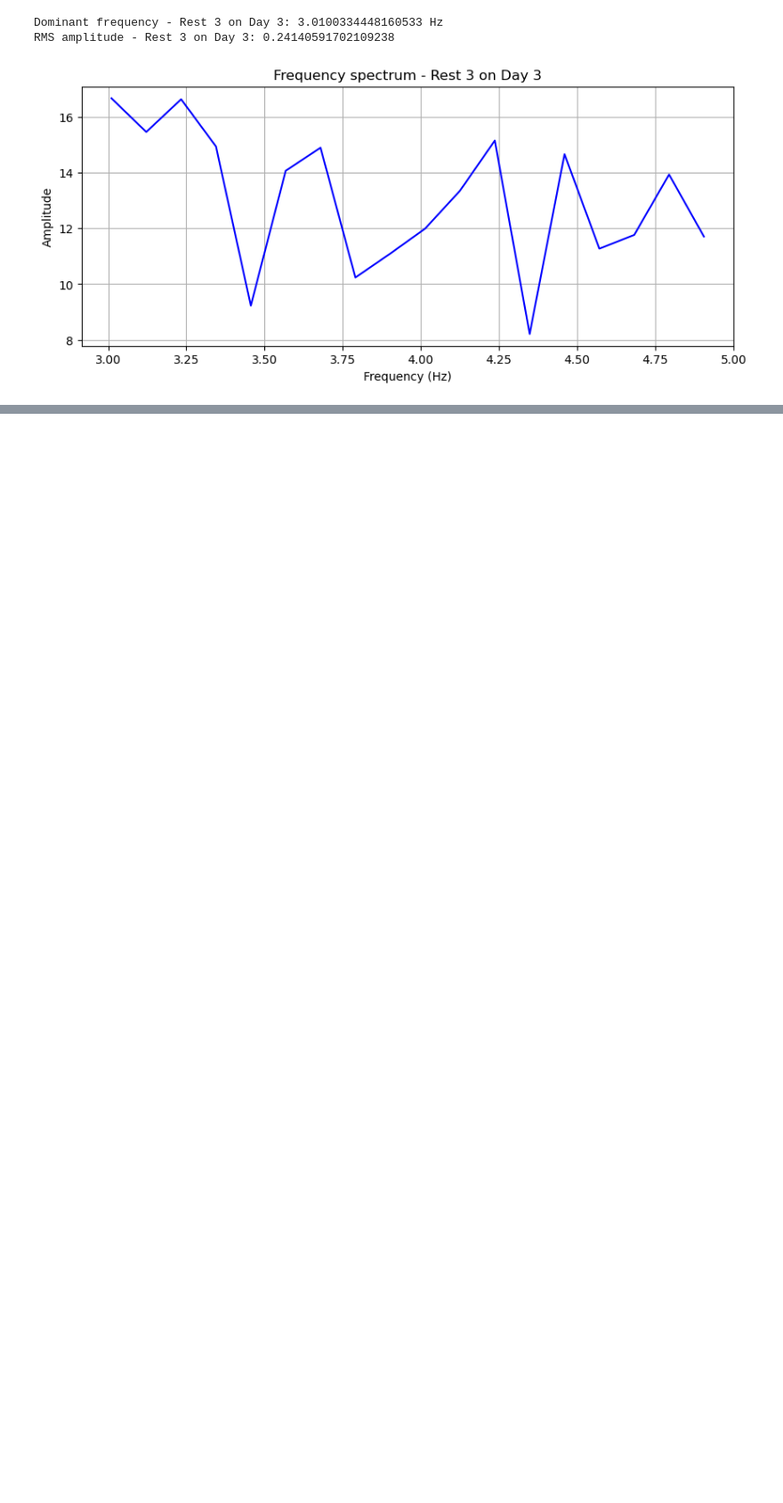
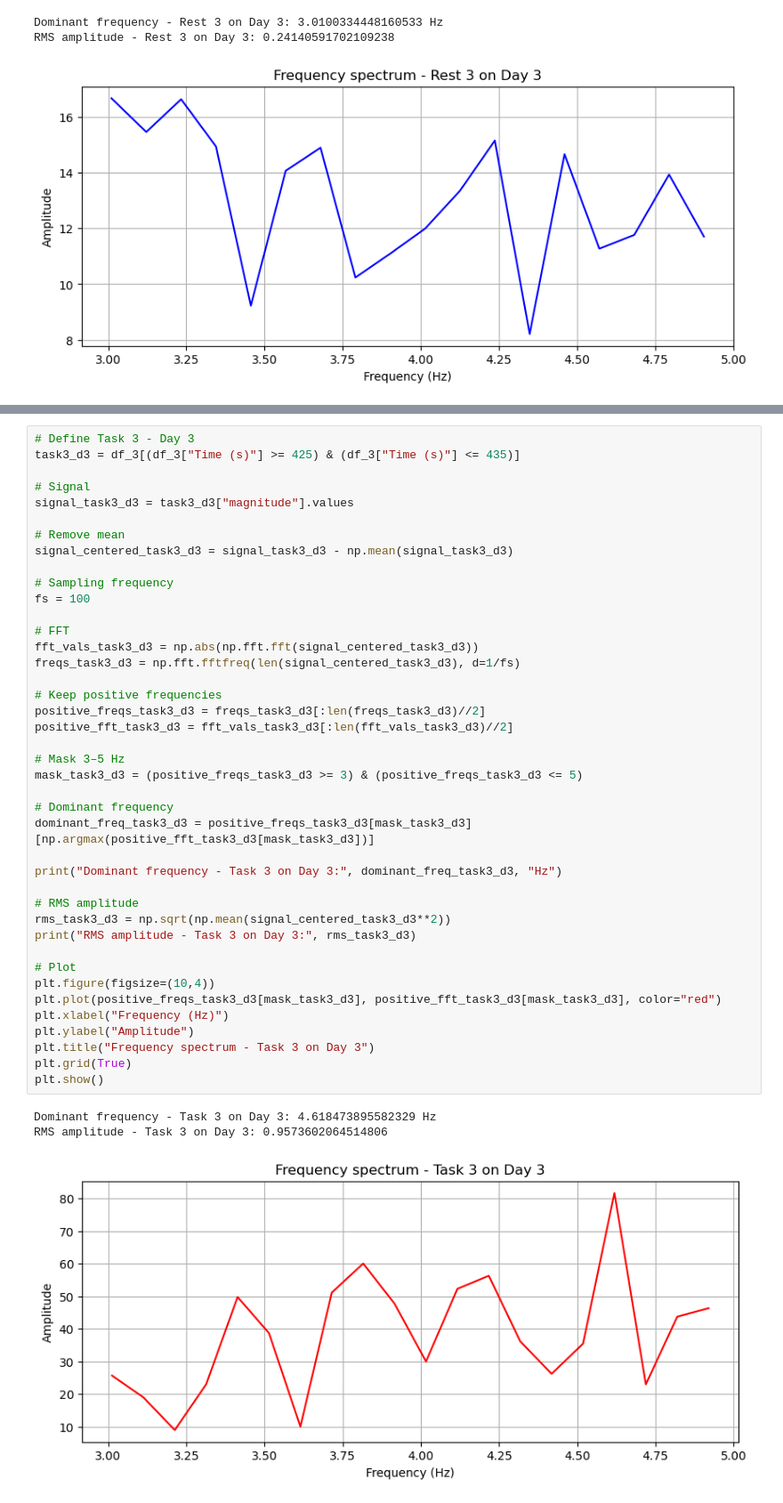
Before and after one commit to zemmahisofi-byte/Projet_R_Python, a Jupyter notebook: Projet_python/main.ipynb, the cells around one changed output, grey strips where cells are left out. Shown at 89% size. Saved outputs shown, nothing was run; the diff lists cells and outputs as text; blank space fills up the shorter version.

```diff
--- a/Projet_python/main.ipynb
+++ b/Projet_python/main.ipynb
@@ -1566,0 +1569,45 @@ RMS amplitude - Rest 3 on Day 3: 0.24140591702109238
+# %%
+# Define Task 3 - Day 3
+task3_d3 = df_3[(df_3["Time (s)"] >= 425) & (df_3["Time (s)"] <= 435)]
+
+# Signal
+signal_task3_d3 = task3_d3["magnitude"].values
+
+# Remove mean
+signal_centered_task3_d3 = signal_task3_d3 - np.mean(signal_task3_d3)
+
+# Sampling frequency
+fs = 100
+
+# FFT
+fft_vals_task3_d3 = np.abs(np.fft.fft(signal_centered_task3_d3))
+freqs_task3_d3 = np.fft.fftfreq(len(signal_centered_task3_d3), d=1/fs)
+
+# Keep positive frequencies
+positive_freqs_task3_d3 = freqs_task3_d3[:len(freqs_task3_d3)//2]
+positive_fft_task3_d3 = fft_vals_task3_d3[:len(fft_vals_task3_d3)//2]
+
+# Mask 3–5 Hz
+mask_task3_d3 = (positive_freqs_task3_d3 >= 3) & (positive_freqs_task3_d3 <= 5)
+
+# Dominant frequency
+dominant_freq_task3_d3 = positive_freqs_task3_d3[mask_task3_d3][np.argmax(positive_fft_task3_d3[mask_task3_d3])]
+
+print("Dominant frequency - Task 3 on Day 3:", dominant_freq_task3_d3, "Hz")
+
+# RMS amplitude
+rms_task3_d3 = np.sqrt(np.mean(signal_centered_task3_d3**2))
+print("RMS amplitude - Task 3 on Day 3:", rms_task3_d3)
+
+# Plot
+plt.figure(figsize=(10,4))
+plt.plot(positive_freqs_task3_d3[mask_task3_d3], positive_fft_task3_d3[mask_task3_d3], color="red")
+plt.xlabel("Frequency (Hz)")
+plt.ylabel("Amplitude")
+plt.title("Frequency spectrum - Task 3 on Day 3")
+plt.grid(True)
+plt.show()
+# %% [output]
+Dominant frequency - Task 3 on Day 3: 4.618473895582329 Hz
+RMS amplitude - Task 3 on Day 3: 0.9573602064514806
+[figure, added]
```
Also changed, not shown: parts of 5 cells of this notebook.
